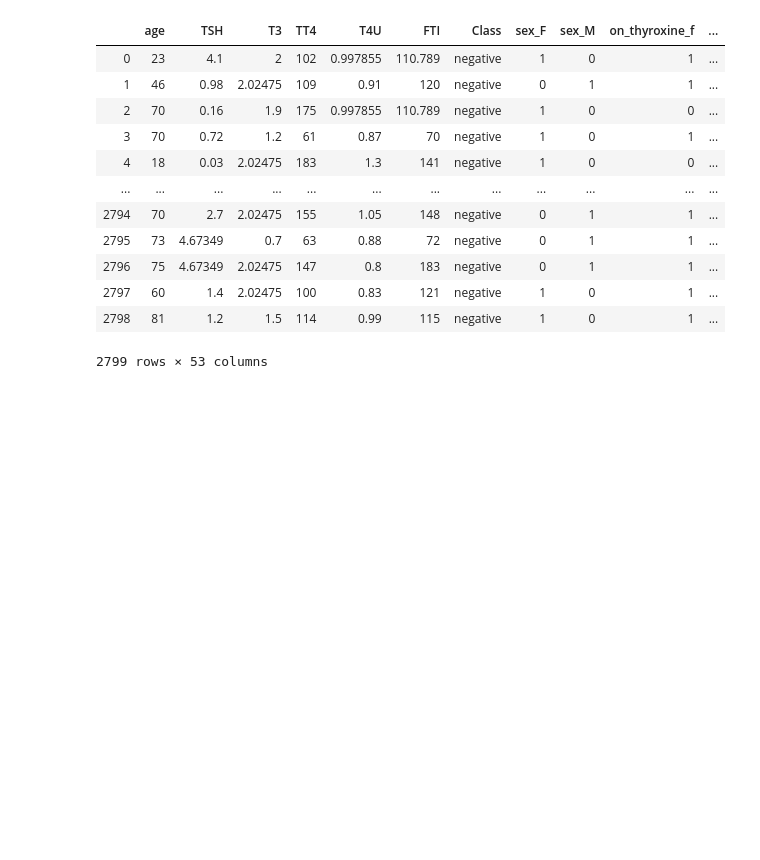
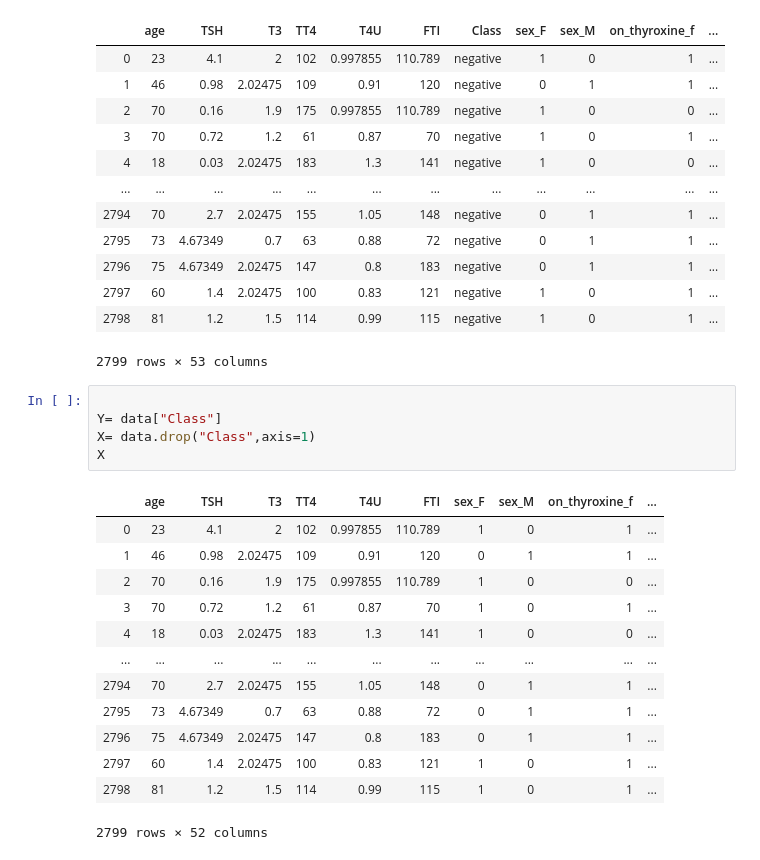
Before and after one commit to bionic-brahma/mllibbydev, a Jupyter notebook: Thyroid_disease_problem/Thyroid_Disease_Prediction_Notebook.ipynb, the cells around one changed output. Saved outputs shown, nothing was run; the diff lists cells and outputs as text; blank space fills up the shorter version.

```diff
--- a/Thyroid_disease_problem/Thyroid_Disease_Prediction_Notebook.ipynb
+++ b/Thyroid_disease_problem/Thyroid_Disease_Prediction_Notebook.ipynb
@@ -193,3 +193,22 @@ data
 | 2797 | 60 | 1.4 | 2.02475 | 100 | 0.83 | 121 | negative | 1 | 0 | 1 | ... |
 | 2798 | 81 | 1.2 | 1.5 | 114 | 0.99 | 115 | negative | 1 | 0 | 1 | ... |
 2799 rows × 53 columns
+# %%
+
+Y= data["Class"]
+X= data.drop("Class",axis=1)
+X
+# %% [output]
+|  | age | TSH | T3 | TT4 | T4U | FTI | sex_F | sex_M | on_thyroxine_f | ... |
+| 0 | 23 | 4.1 | 2 | 102 | 0.997855 | 110.789 | 1 | 0 | 1 | ... |
+| 1 | 46 | 0.98 | 2.02475 | 109 | 0.91 | 120 | 0 | 1 | 1 | ... |
+| 2 | 70 | 0.16 | 1.9 | 175 | 0.997855 | 110.789 | 1 | 0 | 0 | ... |
+| 3 | 70 | 0.72 | 1.2 | 61 | 0.87 | 70 | 1 | 0 | 1 | ... |
+| 4 | 18 | 0.03 | 2.02475 | 183 | 1.3 | 141 | 1 | 0 | 0 | ... |
+| ... | ... | ... | ... | ... | ... | ... | ... | ... | ... | ... |
+| 2794 | 70 | 2.7 | 2.02475 | 155 | 1.05 | 148 | 0 | 1 | 1 | ... |
+| 2795 | 73 | 4.67349 | 0.7 | 63 | 0.88 | 72 | 0 | 1 | 1 | ... |
+| 2796 | 75 | 4.67349 | 2.02475 | 147 | 0.8 | 183 | 0 | 1 | 1 | ... |
+| 2797 | 60 | 1.4 | 2.02475 | 100 | 0.83 | 121 | 1 | 0 | 1 | ... |
+| 2798 | 81 | 1.2 | 1.5 | 114 | 0.99 | 115 | 1 | 0 | 1 | ... |
+2799 rows × 52 columns
```
Also changed, not shown: parts of 2 cells of this notebook.
